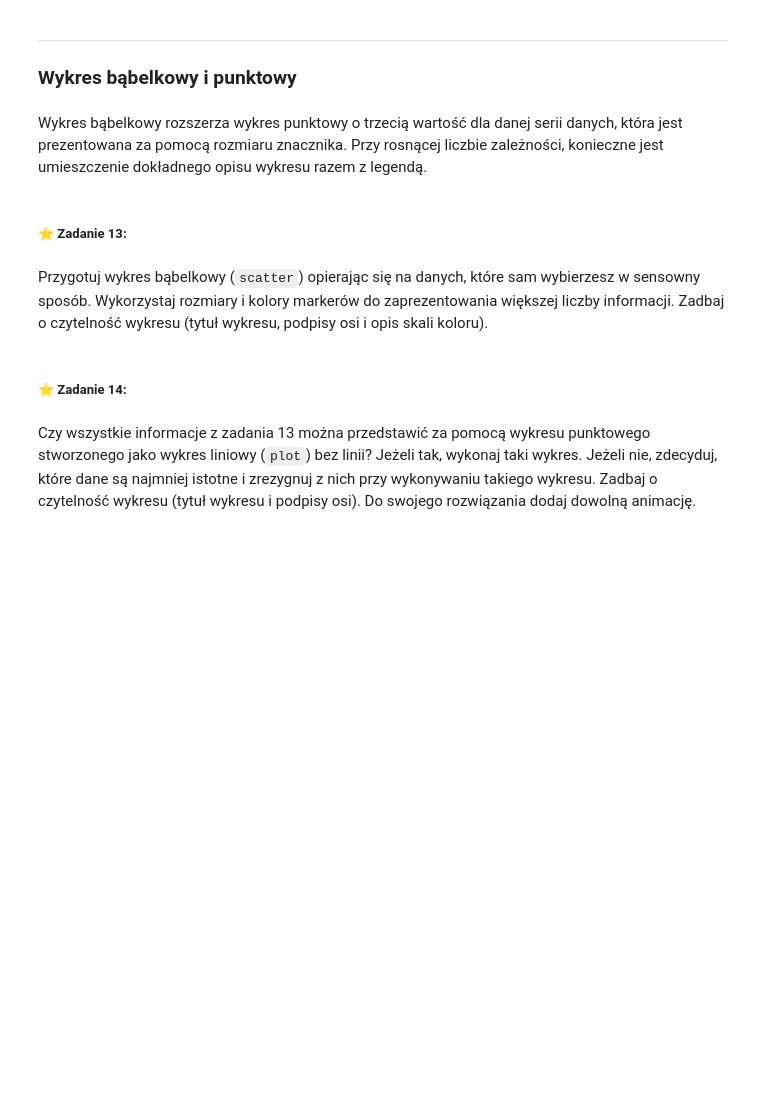
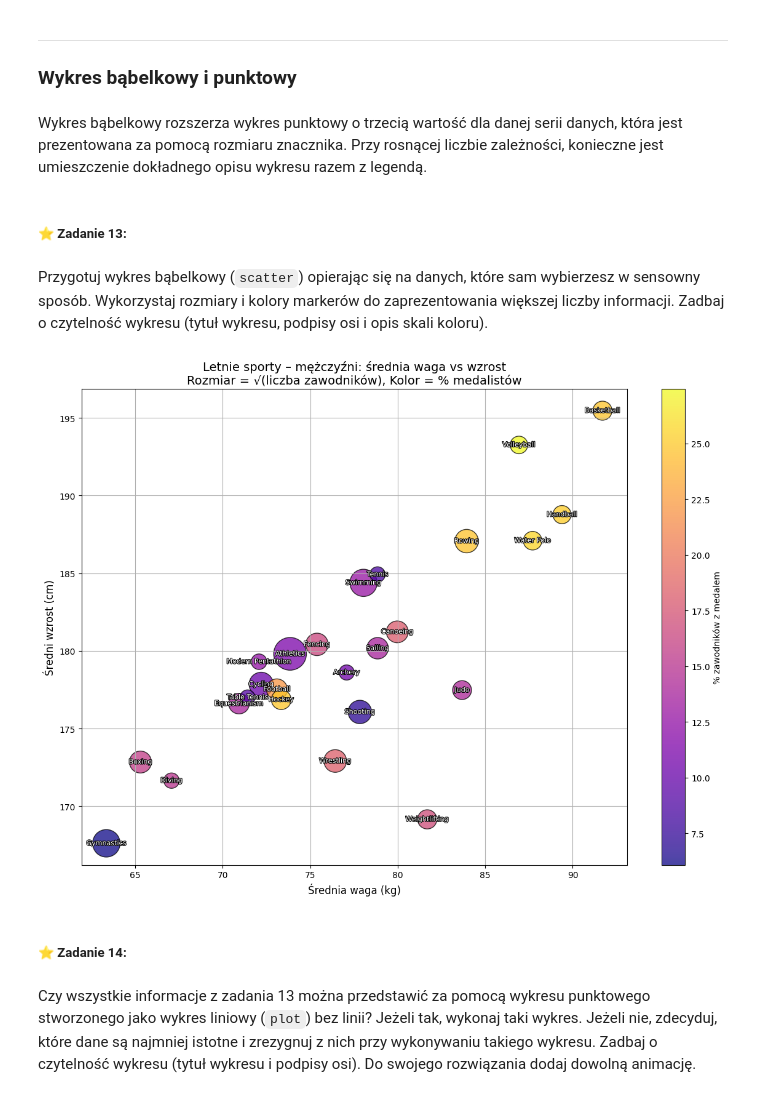
Before and after one commit to HubertKlosowski/WizualizacjaDanych, a Jupyter notebook: Zadanie1/Hubert_Kłosowski_Kamil_Małecki_1_matplotlib.ipynb, the cells around one changed output. Drawn from its saved outputs; the diff is of its cells as text; code cells hidden in the pictures; blank space fills up the shorter version.

```diff
--- a/Zadanie1/Hubert_Kłosowski_Kamil_Małecki_1_matplotlib.ipynb
+++ b/Zadanie1/Hubert_Kłosowski_Kamil_Małecki_1_matplotlib.ipynb
@@ -515,3 +598,68 @@ Przygotuj wykres bąbelkowy (`scatter`) opierając się na danych, które sam wy
+# %%
+import matplotlib.patheffects as path_effects
+
+subset = athlete_events.loc[
+    (athlete_events['Sex'] == 'M') &
+    (athlete_events['Season'] == 'Summer') &
+    athlete_events['Height'].notna() &
+    athlete_events['Weight'].notna(),
+    ['Sport', 'Height', 'Weight', 'ID', 'Medal']
+]
+
+
+top_sports = subset.groupby('Sport').agg({
+    'Height': 'mean',
+    'Weight': 'mean',
+    'ID': 'count',
+    'Medal': lambda x: x.notna().mean() * 100
+}).rename(columns={'ID': 'Count', 'Medal': '% Medalists'})
+
+top_sports = top_sports.sort_values(by='Count', ascending=False).head(25)
+
+sizes = np.sqrt(top_sports['Count']) * 10
+
+fig, ax = plt.subplots(figsize=(12, 9))
+
+scatter = ax.scatter(
+    top_sports['Weight'],
+    top_sports['Height'],
+    s=sizes,
+    c=top_sports['% Medalists'],
+    cmap='plasma',
+    alpha=0.75,
+    edgecolors='black',
+    marker='o'
+)
+
+for sport in top_sports.index:
+    x = top_sports.loc[sport, 'Weight']
+    y = top_sports.loc[sport, 'Height']
+    ax.text(x, y, sport, fontsize=8, ha='center', va='center')
+
+
+
+ax.set_title("Letnie sporty – mężczyźni: średnia waga vs wzrost\nRozmiar = √(liczba zawodników), Kolor = % medalistów", fontsize=14)
+ax.set_xlabel("Średnia waga (kg)", fontsize=12)
+ax.set_ylabel("Średni wzrost (cm)", fontsize=12)
+ax.grid(True)
+
+for sport in top_sports.index:
+    x = top_sports.loc[sport, 'Weight']
+    y = top_sports.loc[sport, 'Height']
+
+    txt = ax.text(x, y, sport, fontsize=8, ha='center', va='center', color='white')
+    txt.set_path_effects([
+        path_effects.Stroke(linewidth=1.5, foreground='black'),
+        path_effects.Normal()
+    ])
+
+cbar = plt.colorbar(scatter, ax=ax)
+cbar.set_label('% zawodników z medalem')
+
+plt.tight_layout()
+plt.show()
+# %% [output]
+[figure, added]
 # %% [markdown]
 ##### ⭐ Zadanie 14:
 # %% [markdown]
```
Also changed, not shown: parts of 21 cells of this notebook.
